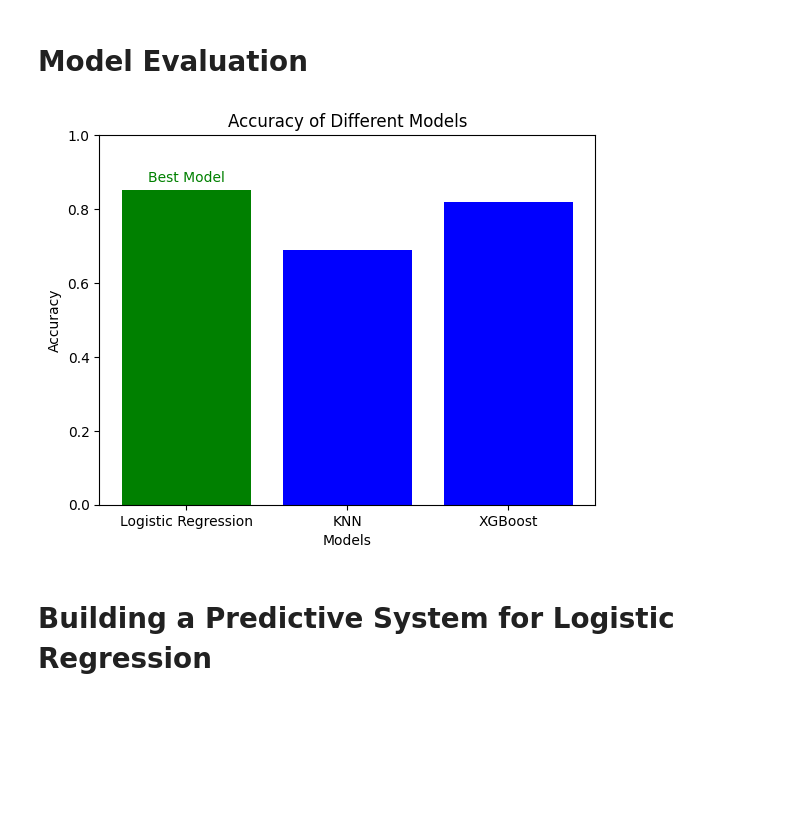
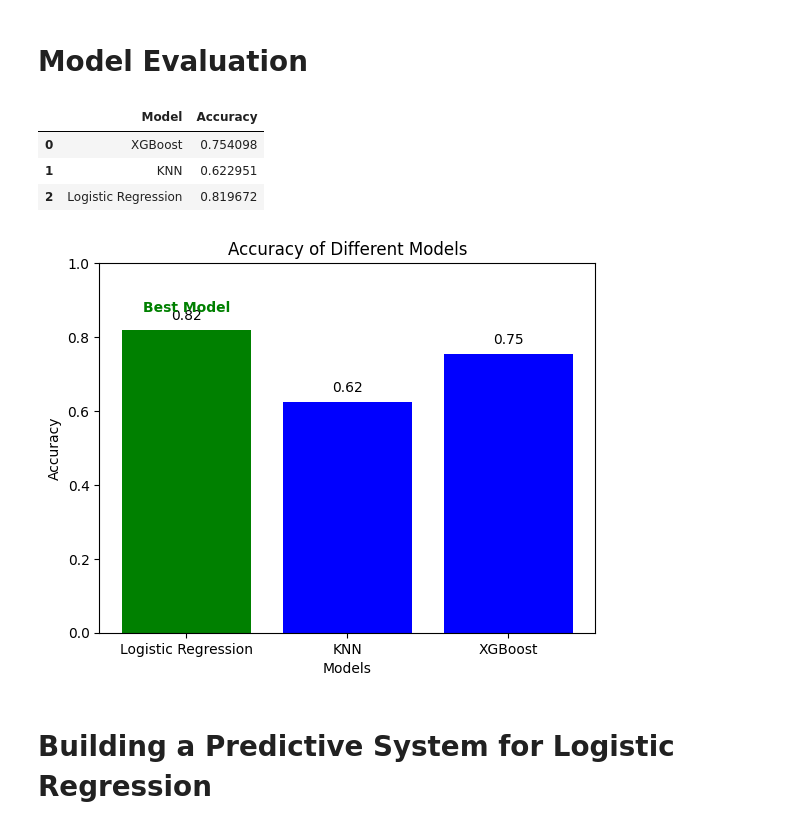
Before and after one commit to Sugam-01/Heart_disease_and_Diabetes_prediction, a Jupyter notebook: colab_files_to_train_models/heart.ipynb, the cells around one changed output. Drawn from its saved outputs; the diff is of its cells as text; code cells hidden in the pictures; blank space fills up the shorter version.

```diff
--- a/colab_files_to_train_models/heart.ipynb
+++ b/colab_files_to_train_models/heart.ipynb
@@ -335,30 +335,45 @@ weighted avg       0.82      0.82      0.82        61
 [figure]
 # %% [markdown]
 # Model Evaluation
+# %%
+data = {'Model': ['XGBoost', 'KNN', 'Logistic Regression'],
+        'Accuracy': [0.7540983606557377, 0.6229508196721312,  0.819672131147541]}
+df = pd.DataFrame(data)
+
+cm = sns.light_palette("green", as_cmap=True)
+s = df.style.background_gradient(cmap=cm)
+s
+# %% [output]
+|  | Model | Accuracy |
+| 0 | XGBoost | 0.754098 |
+| 1 | KNN | 0.622951 |
+| 2 | Logistic Regression | 0.819672 |
 # %%
-import matplotlib.pyplot as plt
-
 models = ['Logistic Regression', 'KNN', 'XGBoost']
-accuracy = [0.8524590163934426, 0.6885245901639344, 0.819672131147541]
+accuracy = [0.819672131147541,  0.6229508196721312,0.7540983606557377]
 
 # Identify the index of the maximum accuracy
 max_index = accuracy.index(max(accuracy))
 
 # Set color for each bar
 colors = ['blue' if i != max_index else 'green' for i in range(len(models))]
 
 plt.bar(models, accuracy, color=colors)
 plt.xlabel('Models')
 plt.ylabel('Accuracy')
 plt.title('Accuracy of Different Models')
 plt.ylim([0, 1])
 
+# Add data labels on top of each bar
+for i in range(len(models)):
+    plt.text(i, accuracy[i] + 0.02, f'{accuracy[i]:.2f}', ha='center', va='bottom', color='black')
+
 # Annotate the highest accuracy model
-plt.text(max_index, accuracy[max_index] + 0.02, 'Best Model', ha='center', color='green')
+plt.text(max_index, accuracy[max_index] + 0.05, 'Best Model', ha='center', color='green',fontweight='bold')
 
 plt.show()
 # %% [output]
-[figure, old version]
+[figure, new version]
 # %% [markdown]
 # Building a Predictive System for Logistic Regression
 # %%
```
Also changed, not shown: parts of 1 cell of this notebook, 1 other file.
